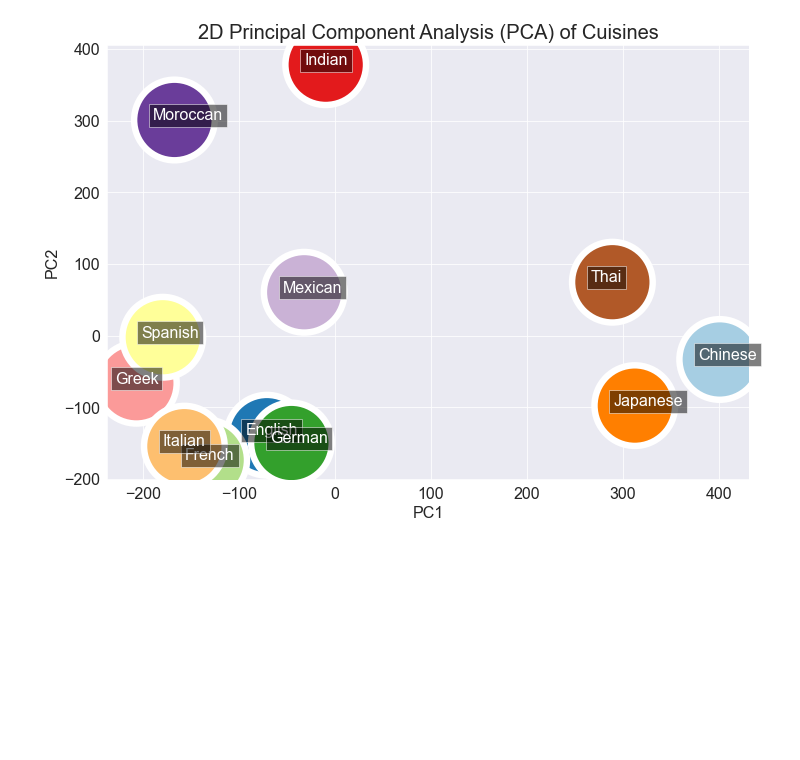
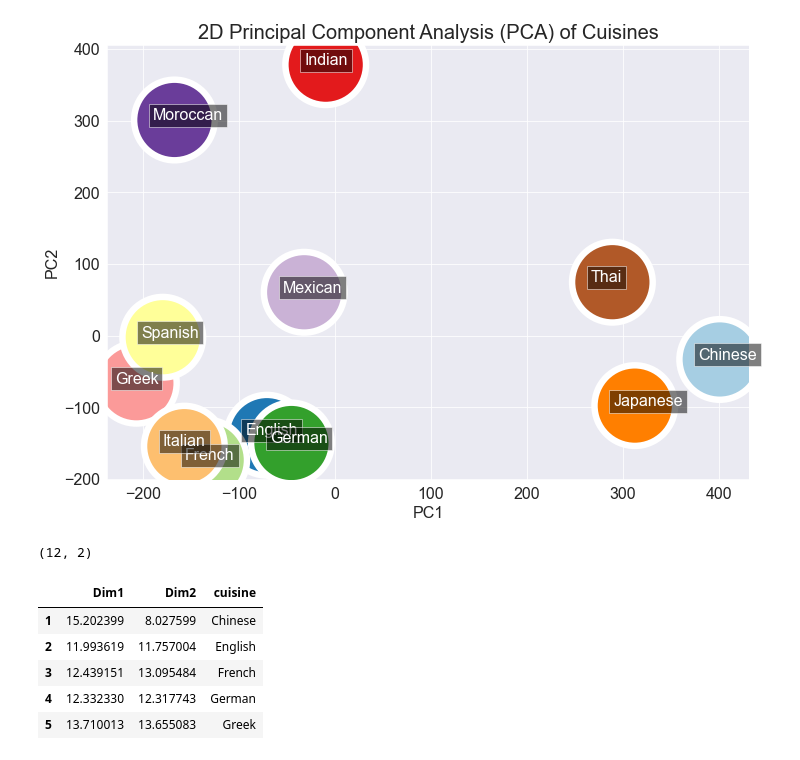
Before and after one commit to c-abbott/cuisine-prediction, a Jupyter notebook: pca_umap.ipynb, the cells around one changed output. Drawn from its saved outputs; the diff is of its cells as text; code cells hidden in the pictures; blank space fills up the shorter version.

```diff
--- a/pca_umap.ipynb
+++ b/pca_umap.ipynb
@@ -125,0 +130,4 @@ plt.show()
+# %%
+embedding.shape
+# %% [output]
+(12, 2)
@@ -125,0 +138,9 @@ plt.show()
+# %%
+umap_df.head()
+# %% [output]
+|  | Dim1 | Dim2 | cuisine |
+| 1 | 15.202399 | 8.027599 | Chinese |
+| 2 | 11.993619 | 11.757004 | English |
+| 3 | 12.439151 | 13.095484 | French |
+| 4 | 12.332330 | 12.317743 | German |
+| 5 | 13.710013 | 13.655083 | Greek |
```
Also changed, not shown: parts of 5 cells of this notebook, 2 other files.
